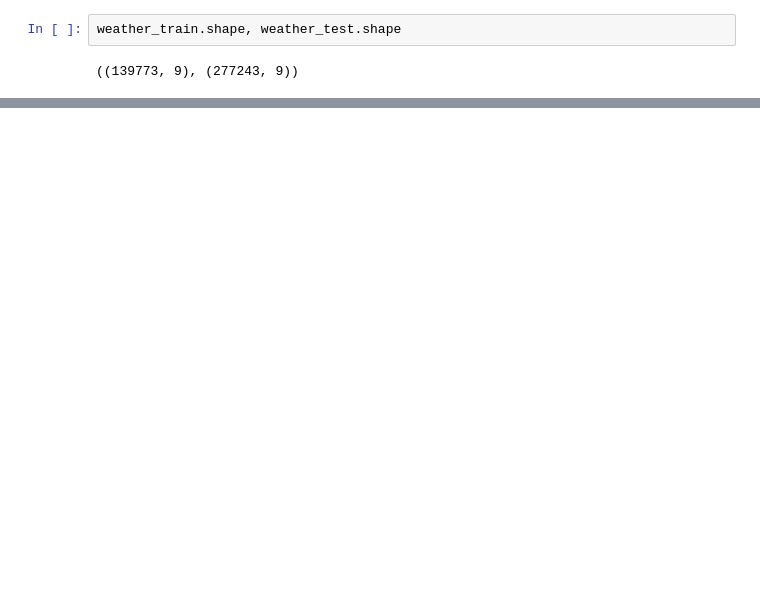
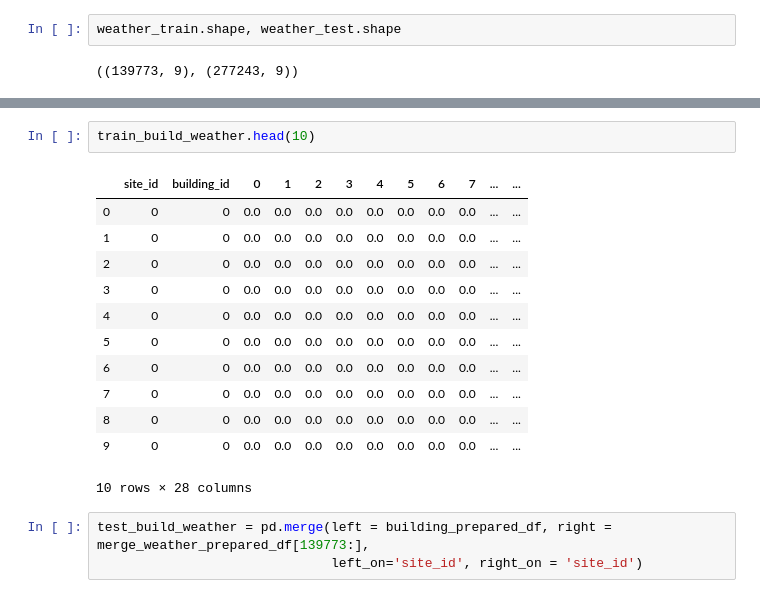
Before and after one commit to Runmangogo/Kaggle_ASHRAE_energy, a Jupyter notebook: DataCleaning.ipynb, the cells around one changed output, grey strips where cells are left out. Cells and saved outputs as stored; diff of their text form; blank space fills up the shorter version.

```diff
--- a/DataCleaning.ipynb
+++ b/DataCleaning.ipynb
@@ -601,0 +583,18 @@ weather_train.shape, weather_test.shape
+# %%
+train_build_weather.head(10)
+# %% [output]
+|  | site_id | building_id | 0 | 1 | 2 | 3 | 4 | 5 | 6 | 7 | ... | ... |
+| 0 | 0 | 0 | 0.0 | 0.0 | 0.0 | 0.0 | 0.0 | 0.0 | 0.0 | 0.0 | ... | ... |
+| 1 | 0 | 0 | 0.0 | 0.0 | 0.0 | 0.0 | 0.0 | 0.0 | 0.0 | 0.0 | ... | ... |
+| 2 | 0 | 0 | 0.0 | 0.0 | 0.0 | 0.0 | 0.0 | 0.0 | 0.0 | 0.0 | ... | ... |
+| 3 | 0 | 0 | 0.0 | 0.0 | 0.0 | 0.0 | 0.0 | 0.0 | 0.0 | 0.0 | ... | ... |
+| 4 | 0 | 0 | 0.0 | 0.0 | 0.0 | 0.0 | 0.0 | 0.0 | 0.0 | 0.0 | ... | ... |
+| 5 | 0 | 0 | 0.0 | 0.0 | 0.0 | 0.0 | 0.0 | 0.0 | 0.0 | 0.0 | ... | ... |
+| 6 | 0 | 0 | 0.0 | 0.0 | 0.0 | 0.0 | 0.0 | 0.0 | 0.0 | 0.0 | ... | ... |
+| 7 | 0 | 0 | 0.0 | 0.0 | 0.0 | 0.0 | 0.0 | 0.0 | 0.0 | 0.0 | ... | ... |
+| 8 | 0 | 0 | 0.0 | 0.0 | 0.0 | 0.0 | 0.0 | 0.0 | 0.0 | 0.0 | ... | ... |
+| 9 | 0 | 0 | 0.0 | 0.0 | 0.0 | 0.0 | 0.0 | 0.0 | 0.0 | 0.0 | ... | ... |
+10 rows × 28 columns
+# %%
+test_build_weather = pd.merge(left = building_prepared_df, right = merge_weather_prepared_df[139773:],
+                              left_on='site_id', right_on = 'site_id')
```
Also changed, not shown: parts of 18 cells of this notebook.
